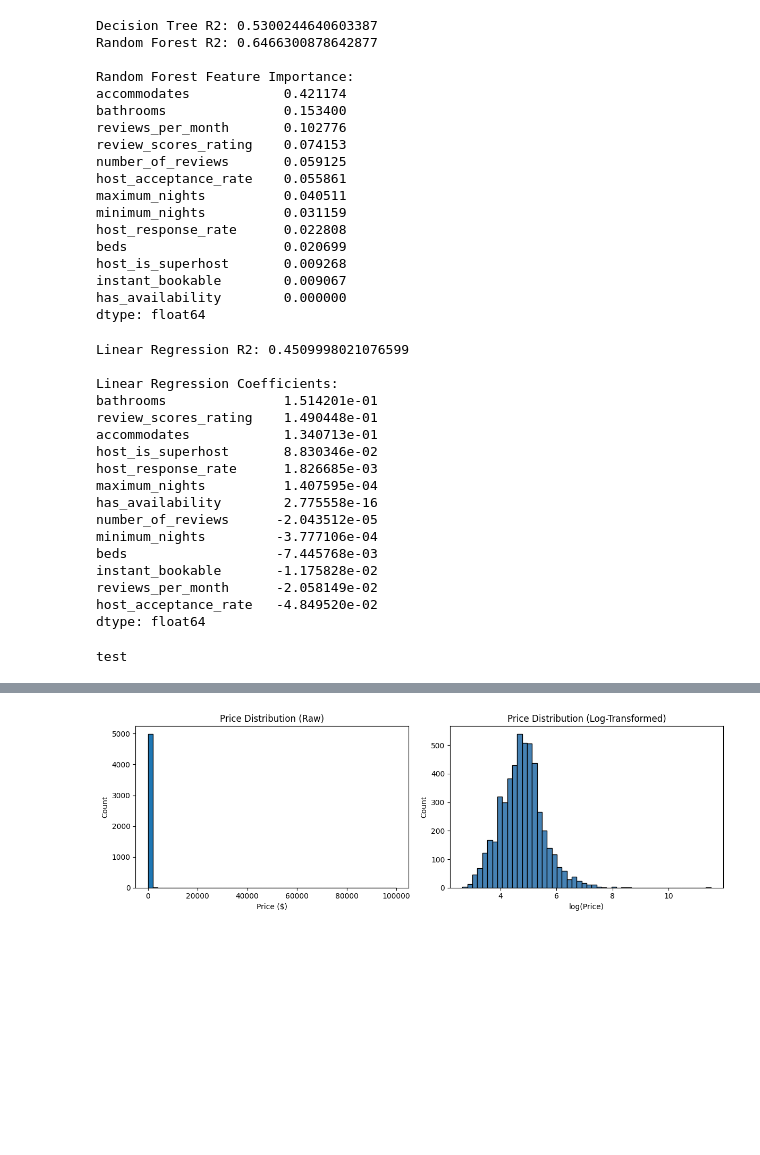
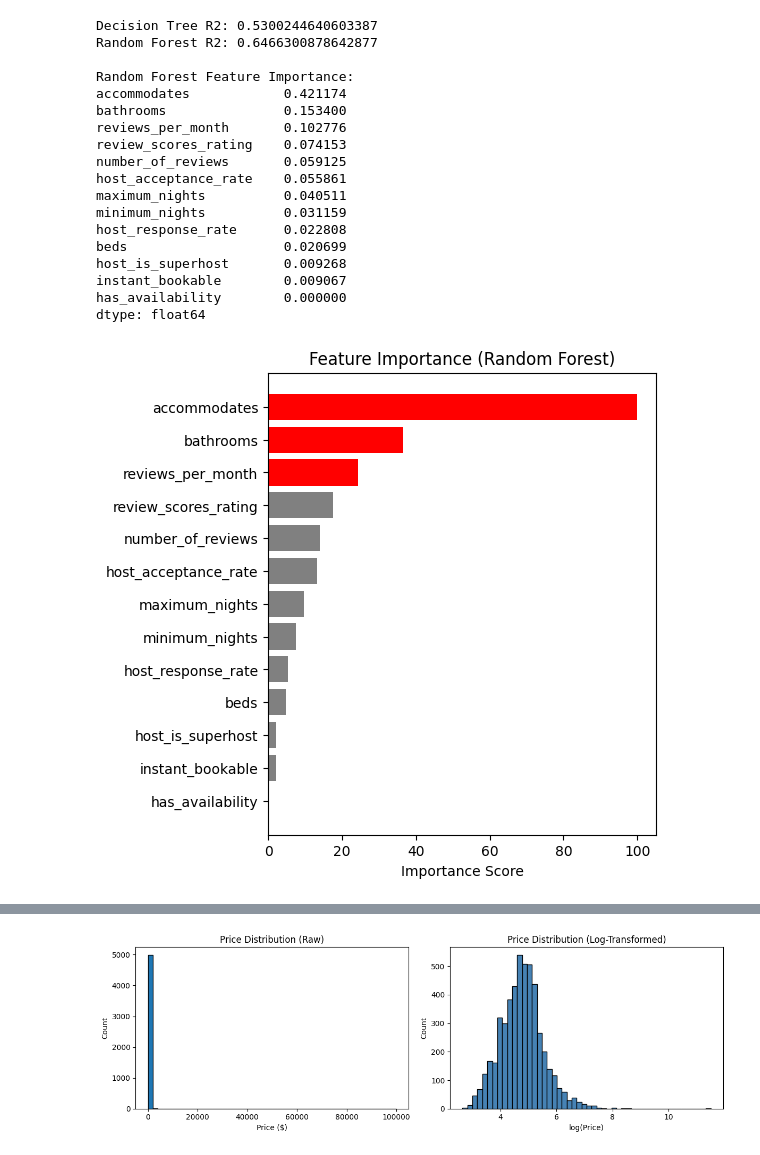
Before and after one commit to hungrydoor14/STAT443, a Jupyter notebook: data_cleanup.ipynb, the cells around one changed output, grey strips where cells are left out. Cells and saved outputs as stored; diff of their text form; code cells hidden in the pictures; blank space fills up the shorter version.

```diff
--- a/data_cleanup.ipynb
+++ b/data_cleanup.ipynb
@@ -364,38 +367,28 @@ host_is_superhost       0.009268
 instant_bookable        0.009067
 has_availability        0.000000
 dtype: float64
-# %%
-from sklearn.linear_model import LinearRegression
-
-# LINEAR REGRESSION
-lr = LinearRegression()
-lr.fit(X_train, y_train)
-
-print("Linear Regression R2:", lr.score(X_test, y_test))
-
-# Coefficients — interpretable since response is log(price)
-coef = pd.Series(lr.coef_, index=X.columns).sort_values(ascending=False)
-print("\nLinear Regression Coefficients:")
-print(coef)
-# %% [output]
-Linear Regression R2: 0.4509998021076599
-
-Linear Regression Coefficients:
-bathrooms               1.514201e-01
-review_scores_rating    1.490448e-01
-accommodates            1.340713e-01
-host_is_superhost       8.830346e-02
-host_response_rate      1.826685e-03
-maximum_nights          1.407595e-04
-has_availability        2.775558e-16
-number_of_reviews      -2.043512e-05
-minimum_nights         -3.777106e-04
-beds                   -7.445768e-03
-instant_bookable       -1.175828e-02
-reviews_per_month      -2.058149e-02
-host_acceptance_rate   -4.849520e-02
-dtype: float64
-# %%
-print("test")
-# %% [output]
-test
+# %%
+import matplotlib.pyplot as plt
+
+importance_df = importance.reset_index()
+importance_df.columns = ["Variable", "Score"]
+importance_df["Score"] = (importance_df["Score"] / importance_df["Score"].max()) * 100
+importance_df = importance_df.sort_values("Score", ascending=True)
+
+threshold = 20
+threshold = 0.2 * importance_df["Score"].max()  # 20% of max
+colors = ["red" if s >= threshold else "gray" for s in importance_df["Score"]]
+
+top_k = 3
+colors = ["red" if i >= len(importance_df) - top_k else "gray"
+          for i in range(len(importance_df))]
+
+plt.figure(figsize=(5, 6))
+plt.barh(importance_df["Variable"], importance_df["Score"], color=colors)
+plt.xlabel("Importance Score")
+plt.title("Feature Importance (Random Forest)")
+#plt.axvline(threshold, linestyle="--", color="darkred", label=f"Threshold = {threshold}")
+plt.savefig("rf_feature_importance.png", dpi=300, bbox_inches="tight")
+plt.show()
+# %% [output]
+[figure, added]
```
Also changed, not shown: parts of 15 cells of this notebook, 17 other files.
